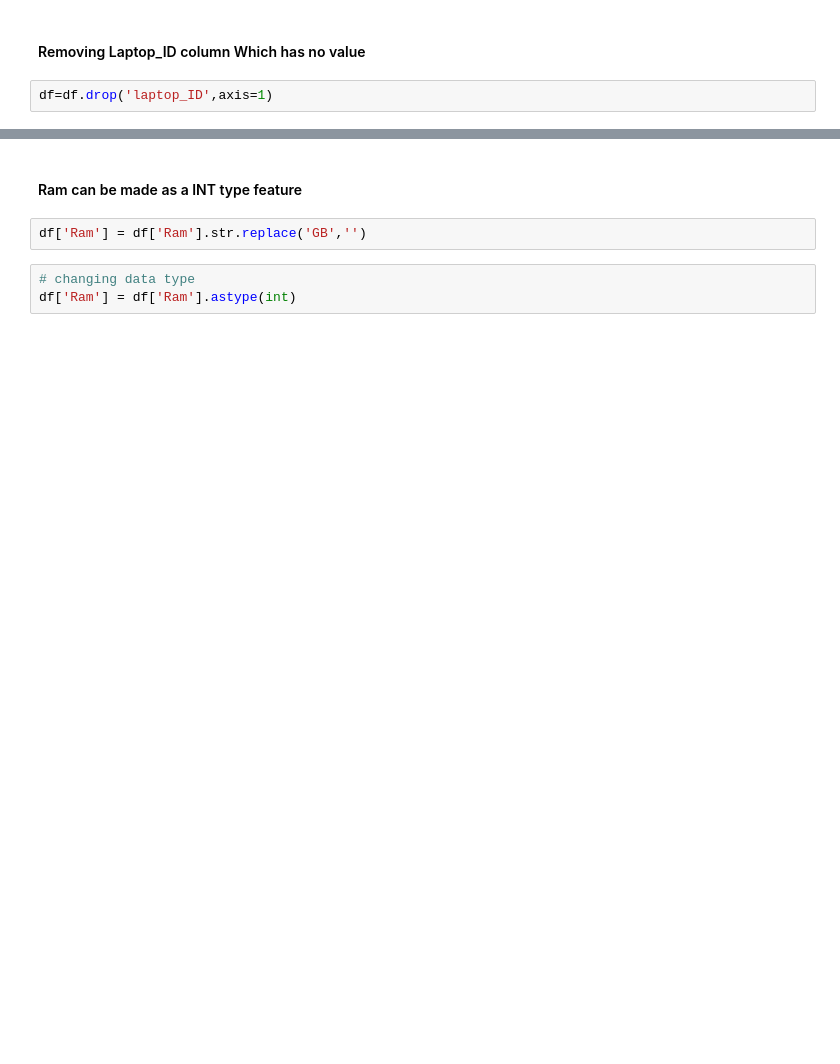
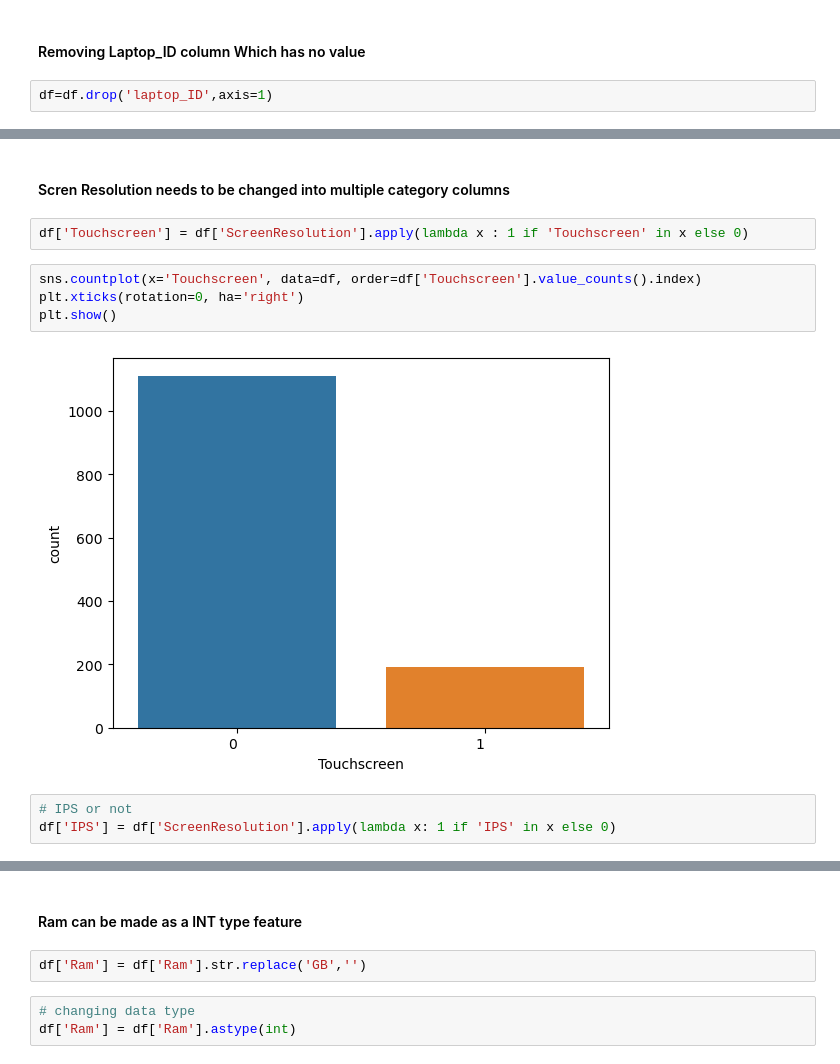
Before and after one commit to MahbubHossainFaisal/Laptop_Price_Predictor, a Jupyter notebook: notebooks/Laptop_price_prediction_EDA.ipynb, the cells around one changed output, grey strips where cells are left out. Drawn from its saved outputs; the diff is of its cells as text; blank space fills up the shorter version.

```diff
--- a/notebooks/Laptop_price_prediction_EDA.ipynb
+++ b/notebooks/Laptop_price_prediction_EDA.ipynb
@@ -161,3 +161,16 @@ df.head()
 | 2 | HP | 250 G6 | Notebook | 15.6 | Full HD 1920x1080 | Intel Core i5 7200U 2.5GHz | 8GB | 256GB SSD | Intel HD Graphics 620 | No OS | ... |
 | 3 | Apple | MacBook Pro | Ultrabook | 15.4 | IPS Panel Retina Display 2880x1800 | Intel Core i7 2.7GHz | 16GB | 512GB SSD | AMD Radeon Pro 455 | macOS | ... |
 | 4 | Apple | MacBook Pro | Ultrabook | 13.3 | IPS Panel Retina Display 2560x1600 | Intel Core i5 3.1GHz | 8GB | 256GB SSD | Intel Iris Plus Graphics 650 | macOS | ... |
+# %% [markdown]
+#### Scren Resolution needs to be changed into multiple category columns
+# %%
+df['Touchscreen'] = df['ScreenResolution'].apply(lambda x : 1 if 'Touchscreen' in x else 0)
+# %%
+sns.countplot(x='Touchscreen', data=df, order=df['Touchscreen'].value_counts().index)
+plt.xticks(rotation=0, ha='right')
+plt.show()
+# %% [output]
+[figure, added]
+# %%
+# IPS or not
+df['IPS'] = df['ScreenResolution'].apply(lambda x: 1 if 'IPS' in x else 0)
```
Also changed, not shown: parts of 31 cells of this notebook.
